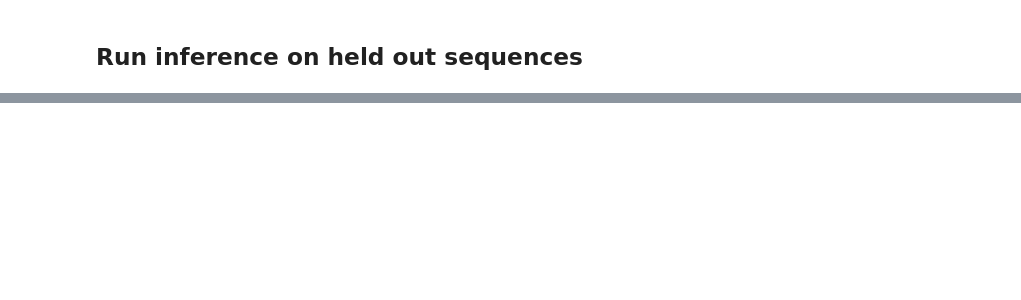
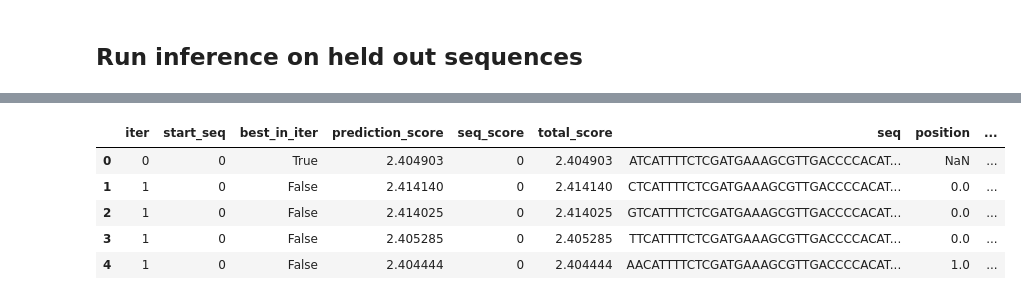
Before and after one commit to victornemenike/neural-crest-deep-learning, a Jupyter notebook: notebooks/single_task_model.ipynb, the cells around one changed output, grey strips where cells are left out. Saved outputs shown, nothing was run; the diff lists cells and outputs as text; code cells hidden in the pictures; blank space fills up the shorter version.

```diff
--- a/notebooks/single_task_model.ipynb
+++ b/notebooks/single_task_model.ipynb
@@ -268,0 +343,9 @@ grelu.visualize.plot_pred_scatter(
+# %%
+output.head()
+# %% [output]
+|  | iter | start_seq | best_in_iter | prediction_score | seq_score | total_score | seq | position | ... |
+| 0 | 0 | 0 | True | 2.404903 | 0 | 2.404903 | ATCATTTTCTCGATGAAAGCGTTGACCCCACAT... | NaN | ... |
+| 1 | 1 | 0 | False | 2.414140 | 0 | 2.414140 | CTCATTTTCTCGATGAAAGCGTTGACCCCACAT... | 0.0 | ... |
+| 2 | 1 | 0 | False | 2.414025 | 0 | 2.414025 | GTCATTTTCTCGATGAAAGCGTTGACCCCACAT... | 0.0 | ... |
+| 3 | 1 | 0 | False | 2.405285 | 0 | 2.405285 | TTCATTTTCTCGATGAAAGCGTTGACCCCACAT... | 0.0 | ... |
+| 4 | 1 | 0 | False | 2.404444 | 0 | 2.404444 | AACATTTTCTCGATGAAAGCGTTGACCCCACAT... | 1.0 | ... |
```
Also changed, not shown: parts of 28 cells of this notebook.
